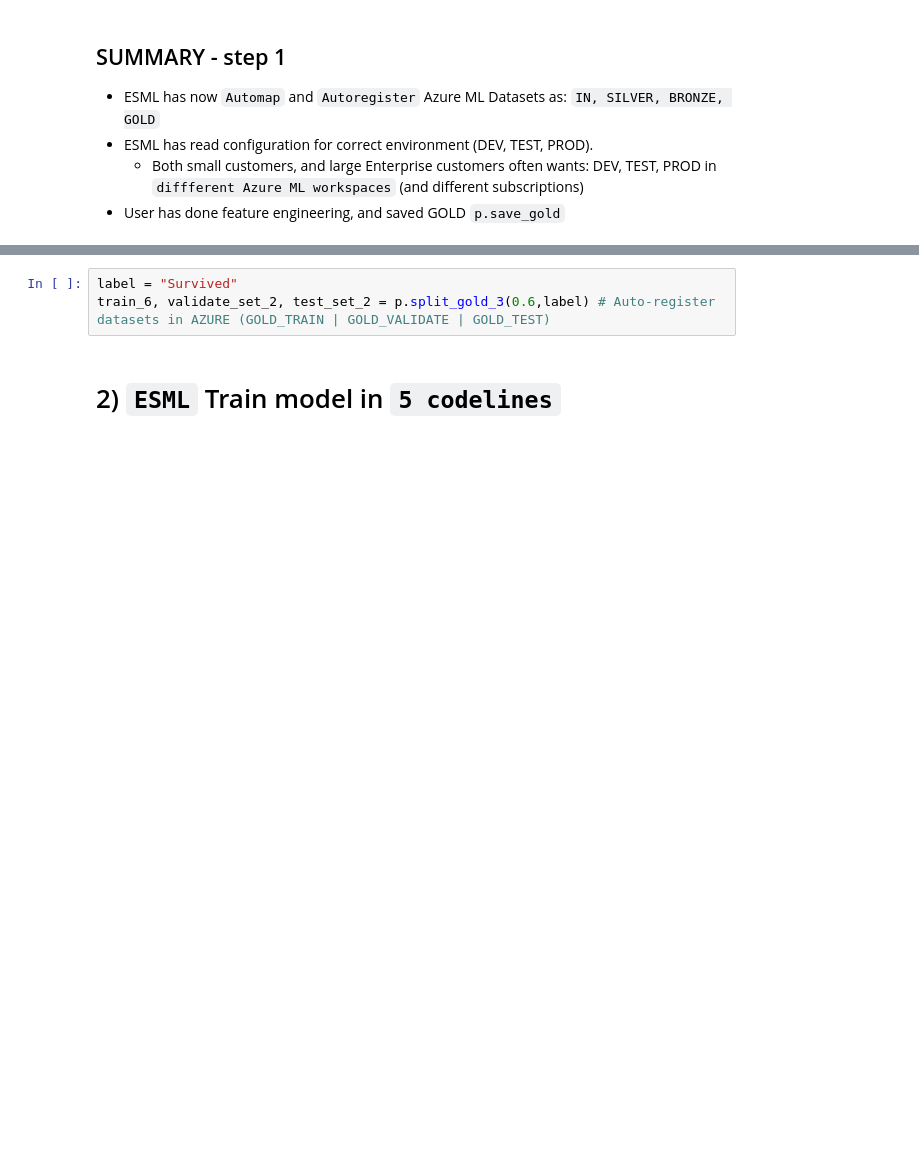
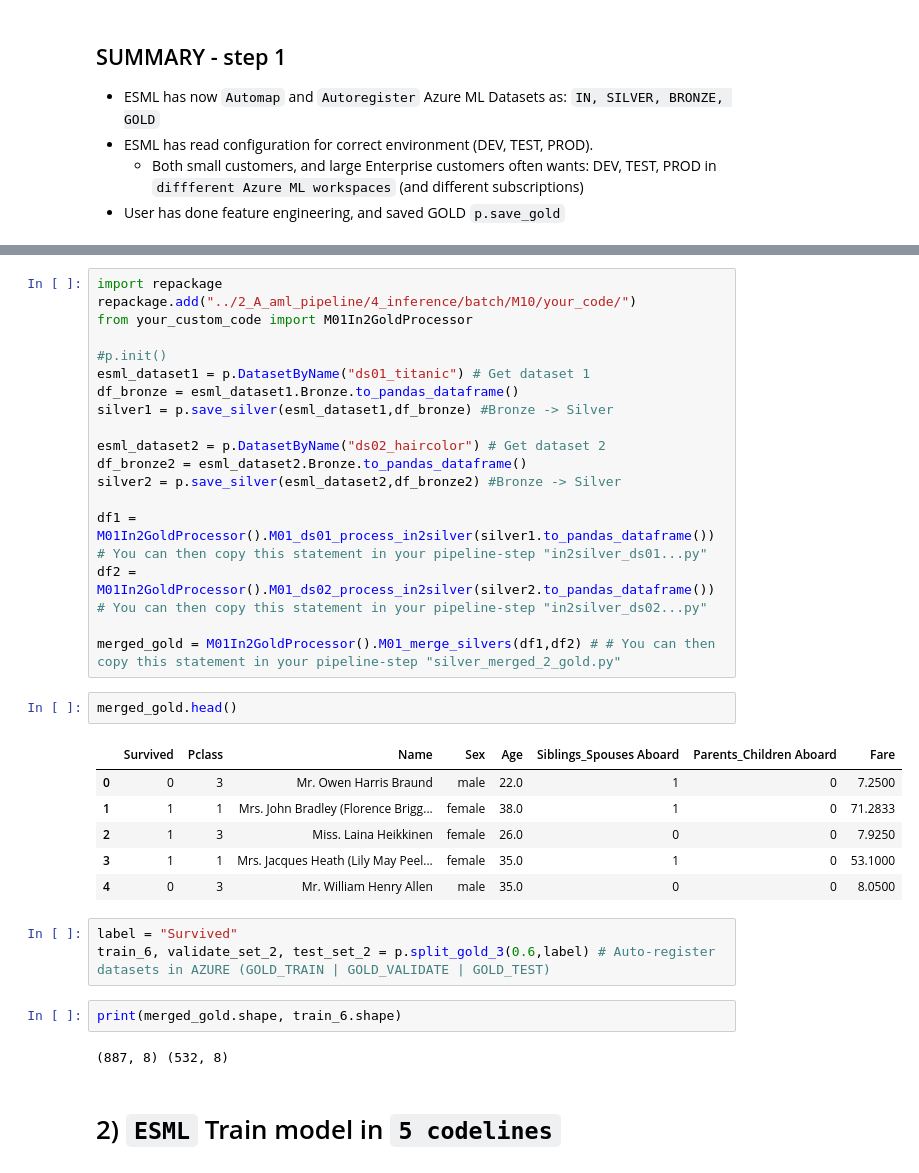
Before and after one commit to jostrm/azure-enterprise-scale-ml, a Jupyter notebook: copy_my_subfolders_to_my_grandparent/notebook_demos/esml_classification_1_train.ipynb, the cells around one changed output, grey strips where cells are left out. Cells and saved outputs as stored; diff of their text form; blank space fills up the shorter version.

```diff
--- a/copy_my_subfolders_to_my_grandparent/notebook_demos/esml_classification_1_train.ipynb
+++ b/copy_my_subfolders_to_my_grandparent/notebook_demos/esml_classification_1_train.ipynb
@@ -116,6 +143,37 @@ gold_train.to_pandas_dataframe().head()
+# %%
+import repackage
+repackage.add("../2_A_aml_pipeline/4_inference/batch/M10/your_code/")
+from your_custom_code import M01In2GoldProcessor
+
+#p.init()
+esml_dataset1 = p.DatasetByName("ds01_titanic") # Get dataset 1
+df_bronze = esml_dataset1.Bronze.to_pandas_dataframe()
+silver1 = p.save_silver(esml_dataset1,df_bronze) #Bronze -> Silver
+
+esml_dataset2 = p.DatasetByName("ds02_haircolor") # Get dataset 2
+df_bronze2 = esml_dataset2.Bronze.to_pandas_dataframe()
+silver2 = p.save_silver(esml_dataset2,df_bronze2) #Bronze -> Silver
+
+df1 = M01In2GoldProcessor().M01_ds01_process_in2silver(silver1.to_pandas_dataframe())  # You can then copy this statement in your pipeline-step "in2silver_ds01...py"
+df2 = M01In2GoldProcessor().M01_ds02_process_in2silver(silver2.to_pandas_dataframe())  # You can then copy this statement in your pipeline-step "in2silver_ds02...py"
+
+merged_gold = M01In2GoldProcessor().M01_merge_silvers(df1,df2) # # You can then copy this statement in your pipeline-step "silver_merged_2_gold.py"
+# %%
+merged_gold.head()
+# %% [output]
+|  | Survived | Pclass | Name | Sex | Age | Siblings_Spouses Aboard | Parents_Children Aboard | Fare |
+| 0 | 0 | 3 | Mr. Owen Harris Braund | male | 22.0 | 1 | 0 | 7.2500 |
+| 1 | 1 | 1 | Mrs. John Bradley (Florence Brigg... | female | 38.0 | 1 | 0 | 71.2833 |
+| 2 | 1 | 3 | Miss. Laina Heikkinen | female | 26.0 | 0 | 0 | 7.9250 |
+| 3 | 1 | 1 | Mrs. Jacques Heath (Lily May Peel... | female | 35.0 | 1 | 0 | 53.1000 |
+| 4 | 0 | 3 | Mr. William Henry Allen | male | 35.0 | 0 | 0 | 8.0500 |
 # %%
 label = "Survived"
 train_6, validate_set_2, test_set_2 = p.split_gold_3(0.6,label) # Auto-register datasets in AZURE (GOLD_TRAIN | GOLD_VALIDATE | GOLD_TEST)
+# %%
+print(merged_gold.shape, train_6.shape)
+# %% [output]
+(887, 8) (532, 8)
 # %% [markdown]
 # 2) `ESML` Train model in `5 codelines`
 # %%
```
Also changed, not shown: parts of 14 cells of this notebook.
